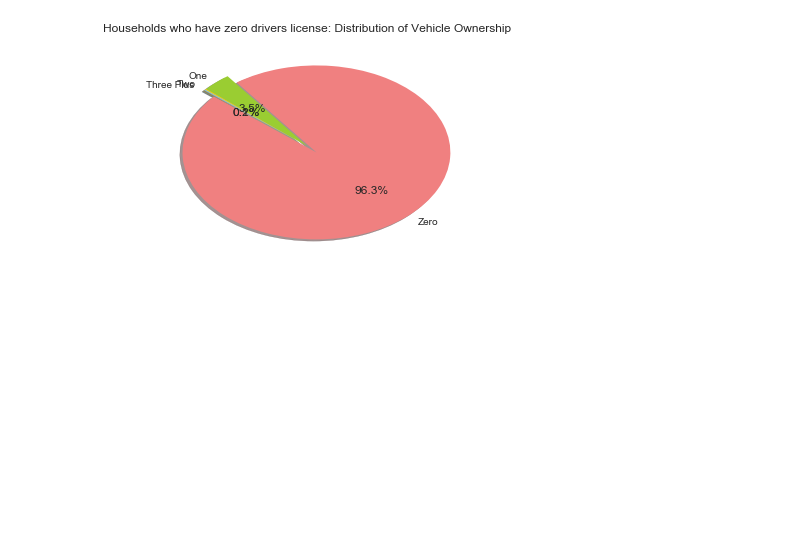
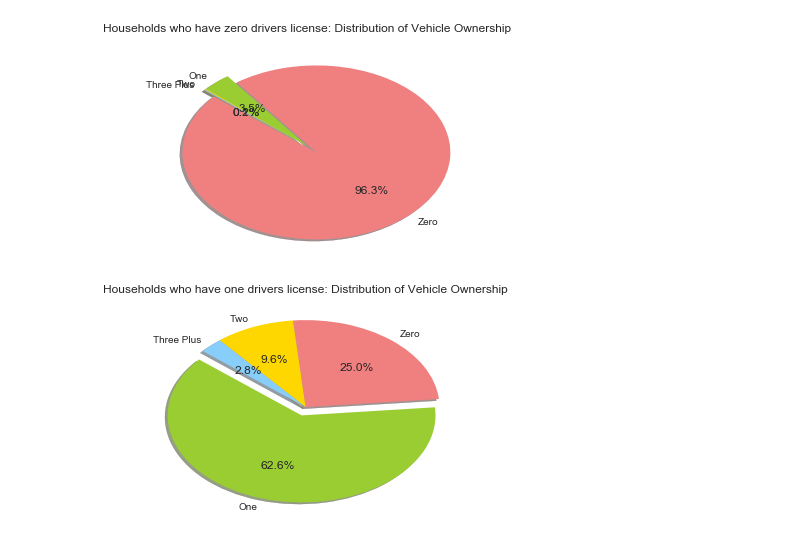
Before and after one commit to soundestmammal/Senior_Thesis, a Jupyter notebook: Friday_Prelim_Modeling.ipynb, the cells around one changed output. Cells and saved outputs as stored; diff of their text form; code cells hidden in the pictures; blank space fills up the shorter version.

Commit message:
Pie Chart for One Drivers License

```diff
--- a/Friday_Prelim_Modeling.ipynb
+++ b/Friday_Prelim_Modeling.ipynb
@@ -233,3 +233,17 @@ plt.title("Households who have zero drivers license: Distribution of Vehicle Own
 plt.show()
 # %% [output]
 [figure]
+# %%
+one_license_veh = one_license_holders.HHVEH_R.value_counts()
+one_license_veh
+# 1, 0, 2, 3
+labels = ['One', 'Zero','Two', 'Three Plus']
+colors = ['yellowgreen', 'lightcoral', 'gold', 'lightskyblue']
+explode = (0.1, 0, 0, 0)  # explode 1st slice
+fig = plt.figure()
+ax = fig.add_subplot(1,1,1)
+ax.pie(one_license_veh, explode=explode, labels=labels, colors=colors, autopct='%1.1f%%', shadow=True, startangle=140)
+plt.title("Households who have one drivers license: Distribution of Vehicle Ownership")
+plt.show()
+# %% [output]
+[figure, added]
```
Also changed, not shown: parts of 1 cell of this notebook.
